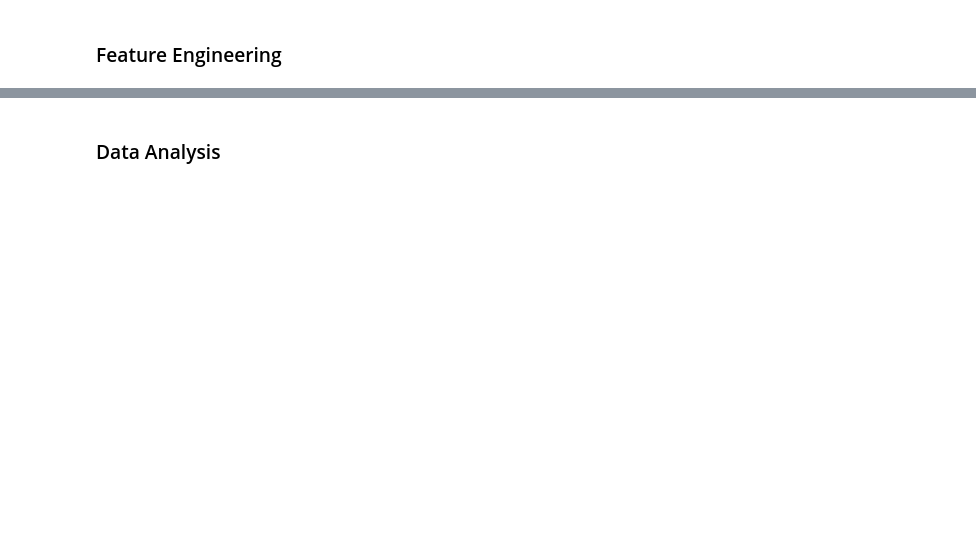
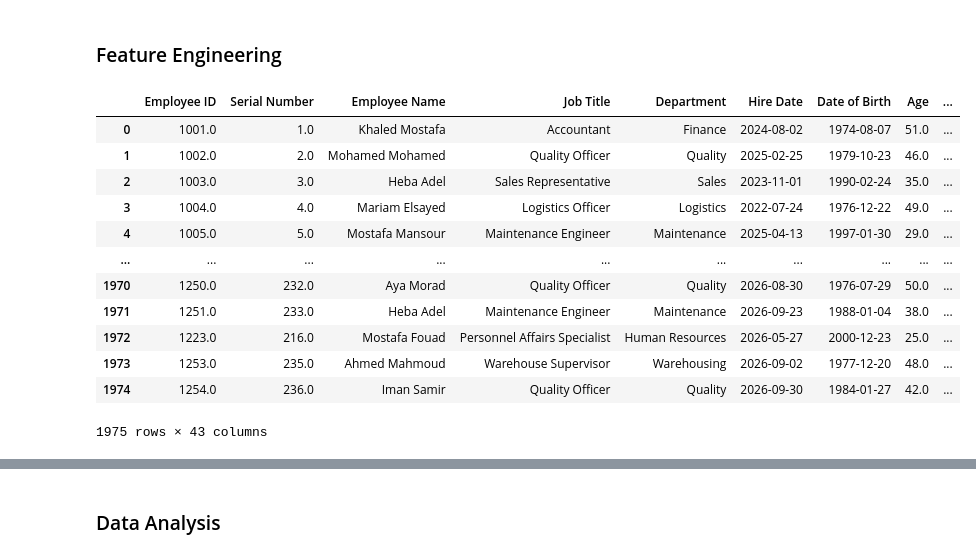
Before and after one commit to mennamhmoudd/HR-Analytics---Mid-Project, a Jupyter notebook: payroll EDA.ipynb, the cells around one changed output, grey strips where cells are left out. Drawn from its saved outputs; the diff is of its cells as text; code cells hidden in the pictures; blank space fills up the shorter version.

```diff
--- a/payroll EDA.ipynb
+++ b/payroll EDA.ipynb
@@ -59,3 +77,3 @@ df.isna().sum()
 # %%
-df = df.dropna()
-df.isna().sum()
+df = df.dropna(subset=['Employee ID'])
+df.info()
@@ -82,7 +173,22 @@ for col in num_col:
 # %% [markdown]
 ### Feature Engineering
 # %%
+df['Daily Wage']=df['Gross Salary']/30
 df['2025 Salary'] = df['Gross Salary']-(df['January 2026 Raise']+df['Additional Raise During 2026'])
 df['January 2026 Raise Rate'] = round((df['January 2026 Raise']+df['Additional Raise During 2026']) / df['2025 Salary'],2)
 df
+# %% [output]
+|  | Employee ID | Serial Number | Employee Name | Job Title | Department | Hire Date | Date of Birth | Age | ... |
+| 0 | 1001.0 | 1.0 | Khaled Mostafa | Accountant | Finance | 2024-08-02 | 1974-08-07 | 51.0 | ... |
+| 1 | 1002.0 | 2.0 | Mohamed Mohamed | Quality Officer | Quality | 2025-02-25 | 1979-10-23 | 46.0 | ... |
+| 2 | 1003.0 | 3.0 | Heba Adel | Sales Representative | Sales | 2023-11-01 | 1990-02-24 | 35.0 | ... |
+| 3 | 1004.0 | 4.0 | Mariam Elsayed | Logistics Officer | Logistics | 2022-07-24 | 1976-12-22 | 49.0 | ... |
+| 4 | 1005.0 | 5.0 | Mostafa Mansour | Maintenance Engineer | Maintenance | 2025-04-13 | 1997-01-30 | 29.0 | ... |
+| ... | ... | ... | ... | ... | ... | ... | ... | ... | ... |
+| 1970 | 1250.0 | 232.0 | Aya Morad | Quality Officer | Quality | 2026-08-30 | 1976-07-29 | 50.0 | ... |
+| 1971 | 1251.0 | 233.0 | Heba Adel | Maintenance Engineer | Maintenance | 2026-09-23 | 1988-01-04 | 38.0 | ... |
+| 1972 | 1223.0 | 216.0 | Mostafa Fouad | Personnel Affairs Specialist | Human Resources | 2026-05-27 | 2000-12-23 | 25.0 | ... |
+| 1973 | 1253.0 | 235.0 | Ahmed Mahmoud | Warehouse Supervisor | Warehousing | 2026-09-02 | 1977-12-20 | 48.0 | ... |
+| 1974 | 1254.0 | 236.0 | Iman Samir | Quality Officer | Quality | 2026-09-30 | 1984-01-27 | 42.0 | ... |
+1975 rows × 43 columns
 # %%
```
Also changed, not shown: parts of 53 cells of this notebook, 2 other files.
